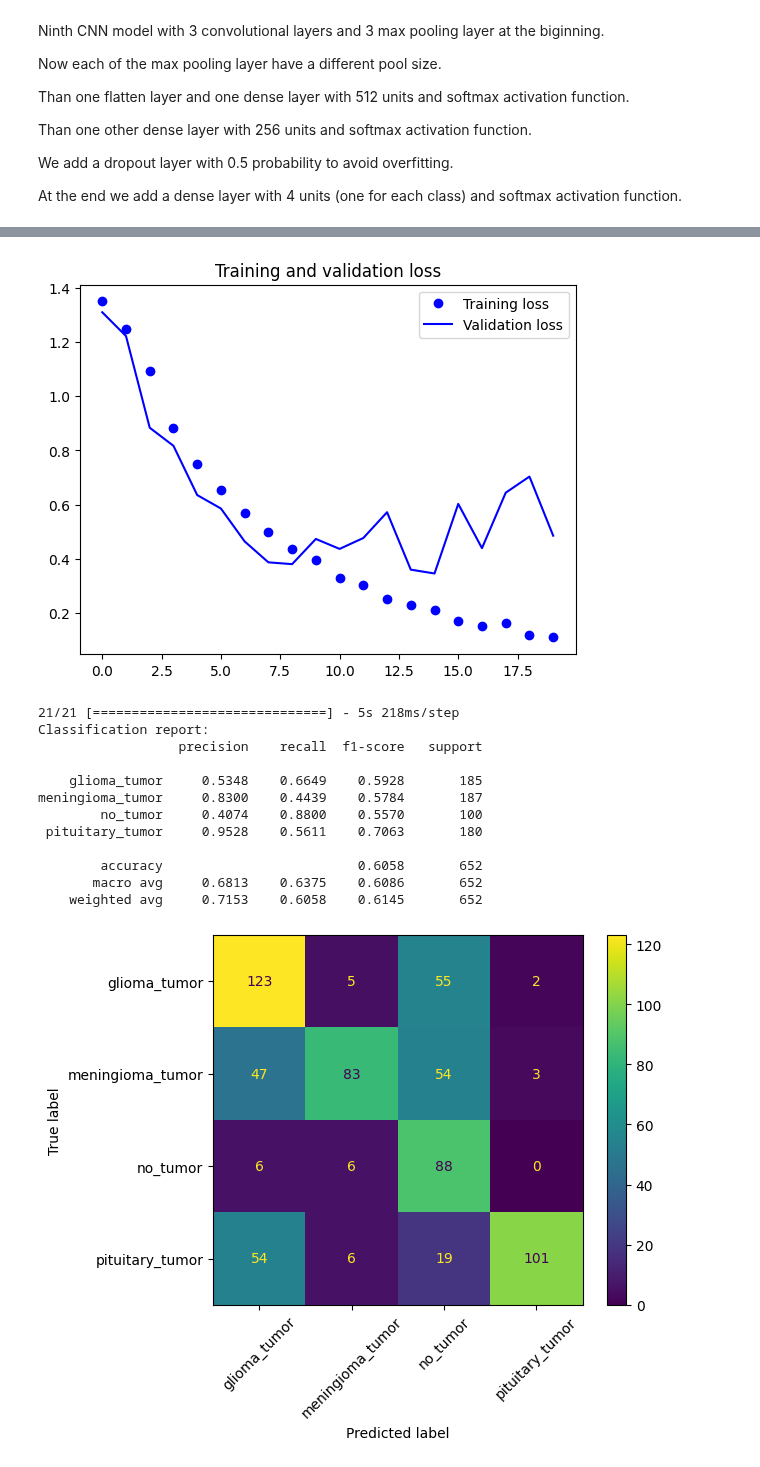
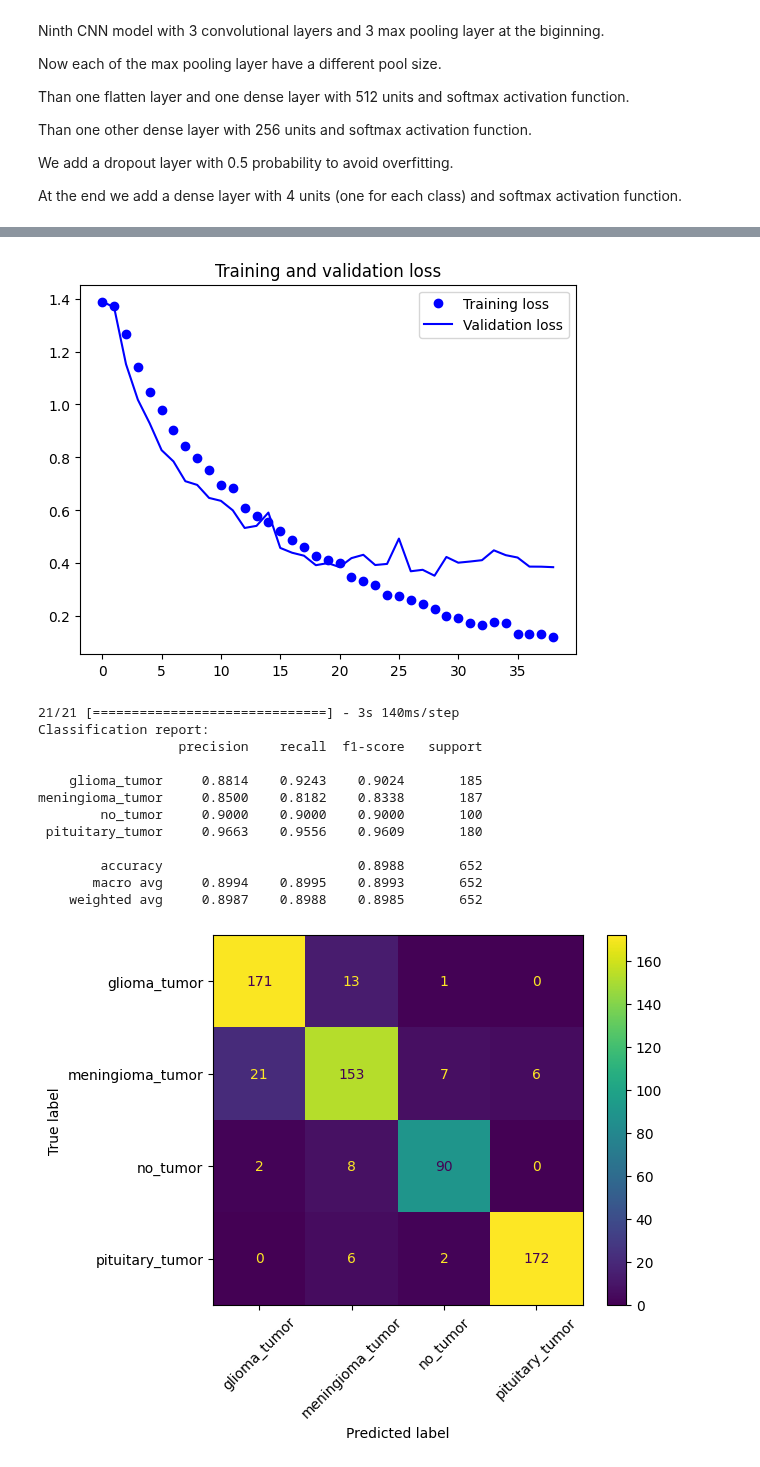
Before and after one commit to mgiorgi13/brain_tumor_classifier, a Jupyter notebook: CLAHE.ipynb, the cells around one changed output, grey strips where cells are left out. Cells and saved outputs as stored; diff of their text form; code cells hidden in the pictures.

```diff
--- a/CLAHE.ipynb
+++ b/CLAHE.ipynb
@@ -728,9 +728,9 @@ model.add(Dense(512, activation='relu'))
 model.add(Dropout(0.5))
 model.add(Dense(4, activation='softmax'))
 
-compile_model(model)
+compile_model(model,learning_rate=1e-4)
 
-run_model(model, 'CNN', 'cnn_from_scratch_clahe_exp9')
+run_model(model, 'CNN', 'cnn_from_scratch_clahe_exp9',patience=10)
 
 evaluate_model(model,test_generator, 'cnn_from_scratch_clahe_exp9', 'CNN')
 # %% [output]
@@ -755,14 +755,14 @@ Epoch 20: val_loss did not improve from 0.34667
-[figure, old version]
+[figure, new version]
-21/21 [==============================] - 5s 218ms/step
+21/21 [==============================] - 3s 140ms/step
 Classification report:
                   precision    recall  f1-score   support
 
-    glioma_tumor     0.5348    0.6649    0.5928       185
-meningioma_tumor     0.8300    0.4439    0.5784       187
-        no_tumor     0.4074    0.8800    0.5570       100
- pituitary_tumor     0.9528    0.5611    0.7063       180
+    glioma_tumor     0.8814    0.9243    0.9024       185
+meningioma_tumor     0.8500    0.8182    0.8338       187
+        no_tumor     0.9000    0.9000    0.9000       100
+ pituitary_tumor     0.9663    0.9556    0.9609       180
 
-        accuracy                         0.6058       652
-       macro avg     0.6813    0.6375    0.6086       652
-    weighted avg     0.7153    0.6058    0.6145       652
+        accuracy                         0.8988       652
+       macro avg     0.8994    0.8995    0.8993       652
+    weighted avg     0.8987    0.8988    0.8985       652
-[figure, old version]
+[figure, new version]
```
Also changed, not shown: parts of 5 cells of this notebook.
